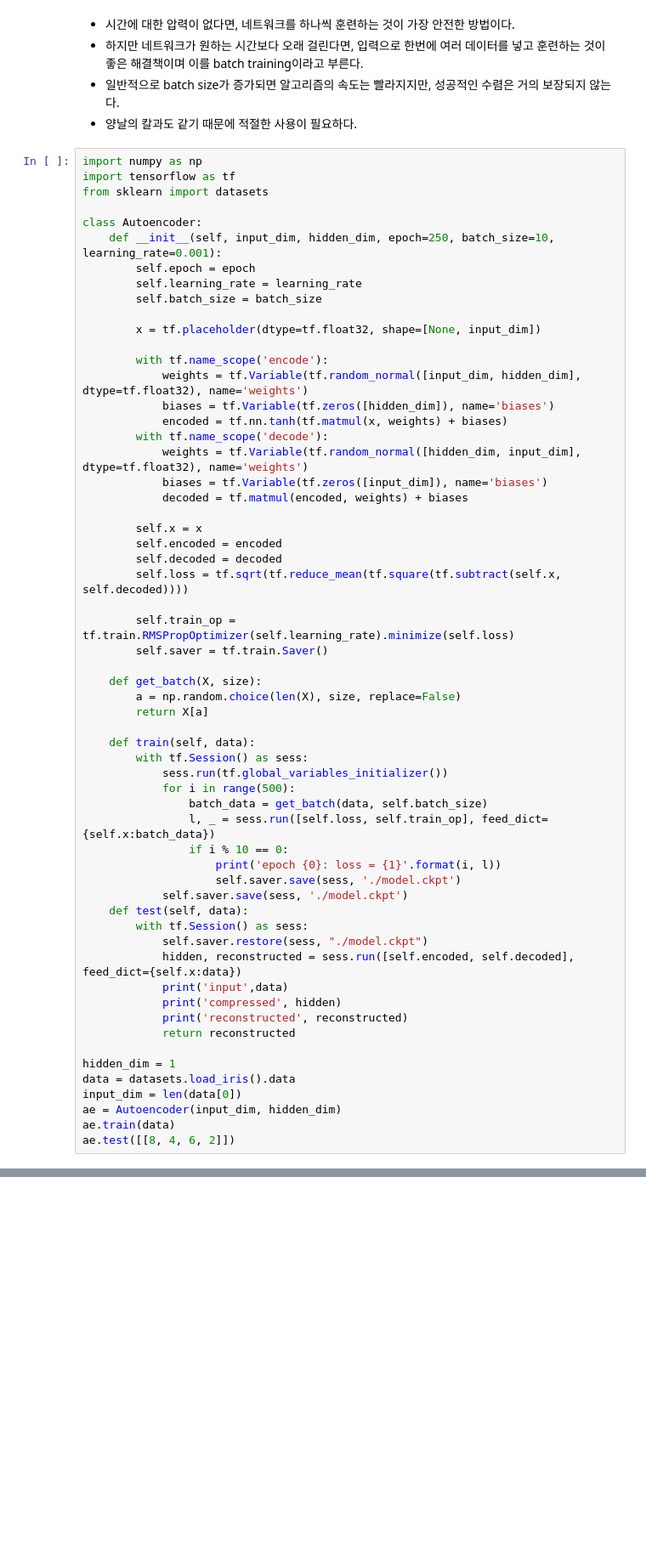
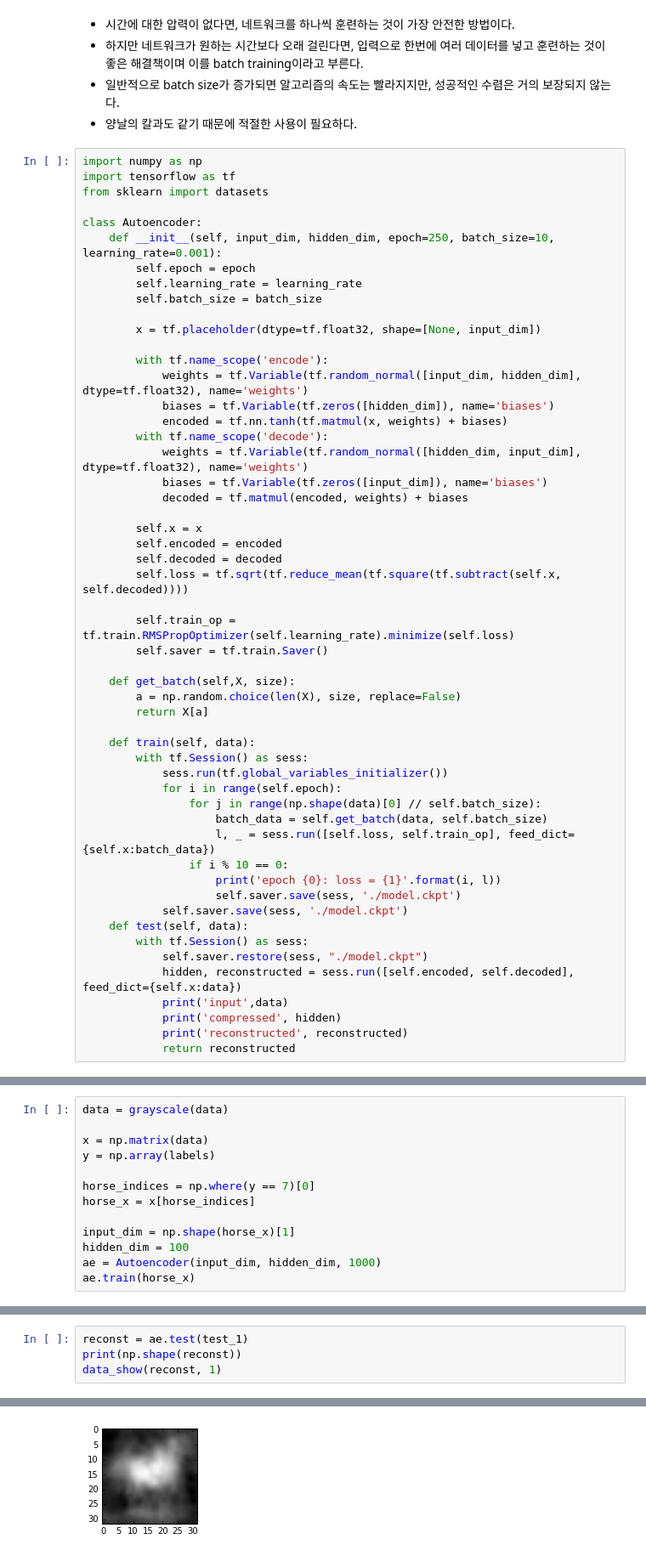
Before and after one commit to KonanAcademy/deep, a Jupyter notebook: code/tensorflow/07_A_Peek_Into_Autoencoders.ipynb, the cells around one changed output, grey strips where cells are left out. Shown at 85% size. Cells and saved outputs as stored; diff of their text form; blank space fills up the shorter version.

```diff
--- a/code/tensorflow/07_A_Peek_Into_Autoencoders.ipynb
+++ b/code/tensorflow/07_A_Peek_Into_Autoencoders.ipynb
@@ -111,16 +92,17 @@ class Autoencoder:
         self.train_op = tf.train.RMSPropOptimizer(self.learning_rate).minimize(self.loss)
         self.saver = tf.train.Saver()
 
-    def get_batch(X, size):
+    def get_batch(self,X, size):
         a = np.random.choice(len(X), size, replace=False)
         return X[a]
 
     def train(self, data):
         with tf.Session() as sess:
             sess.run(tf.global_variables_initializer())
-            for i in range(500):
-                batch_data = get_batch(data, self.batch_size)
-                l, _ = sess.run([self.loss, self.train_op], feed_dict={self.x:batch_data})
+            for i in range(self.epoch):
+                for j in range(np.shape(data)[0] // self.batch_size):
+                    batch_data = self.get_batch(data, self.batch_size)
+                    l, _ = sess.run([self.loss, self.train_op], feed_dict={self.x:batch_data})
                 if i % 10 == 0:
                     print('epoch {0}: loss = {1}'.format(i, l))
                     self.saver.save(sess, './model.ckpt')
@@ -133,10 +115,3 @@ class Autoencoder:
             print('compressed', hidden)
             print('reconstructed', reconstructed)
             return reconstructed
-
-hidden_dim = 1
-data = datasets.load_iris().data
-input_dim = len(data[0])
-ae = Autoencoder(input_dim, hidden_dim)
-ae.train(data)
-ae.test([[8, 4, 6, 2]])
@@ -161,0 +161,13 @@ array([[ 1.27258229,  0.7419734 ,  1.94552088,  0.46711466]], dtype=float32)
+# %%
+data = grayscale(data)
+
+x = np.matrix(data)
+y = np.array(labels)
+
+horse_indices = np.where(y == 7)[0]
+horse_x = x[horse_indices]
+
+input_dim = np.shape(horse_x)[1]
+hidden_dim = 100
+ae = Autoencoder(input_dim, hidden_dim, 1000)
+ae.train(horse_x)
@@ -161,0 +202,5 @@ array([[ 1.27258229,  0.7419734 ,  1.94552088,  0.46711466]], dtype=float32)
+# %%
+reconst = ae.test(test_1)
+print(np.shape(reconst))
+data_show(reconst, 1)
+# %% [output]
@@ -161,0 +220 @@ array([[ 1.27258229,  0.7419734 ,  1.94552088,  0.46711466]], dtype=float32)
+[figure, added]
```
Also changed, not shown: parts of 7 cells of this notebook, 3 other files.
